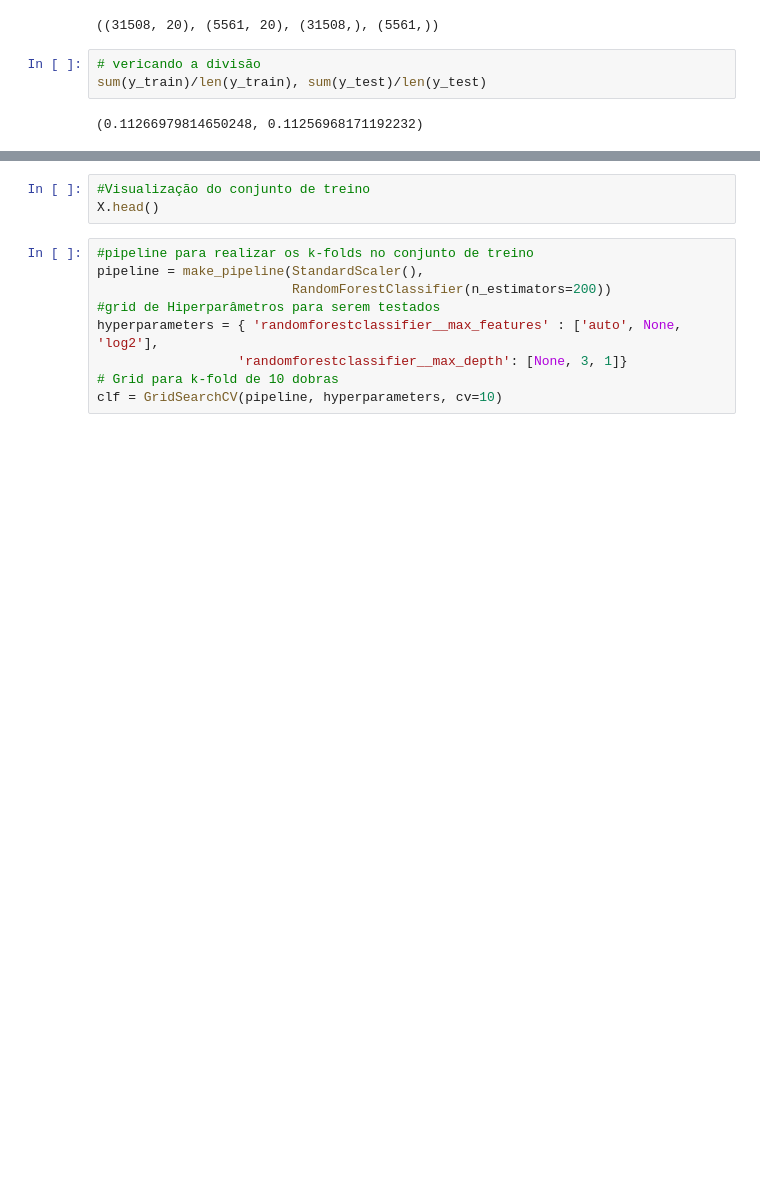
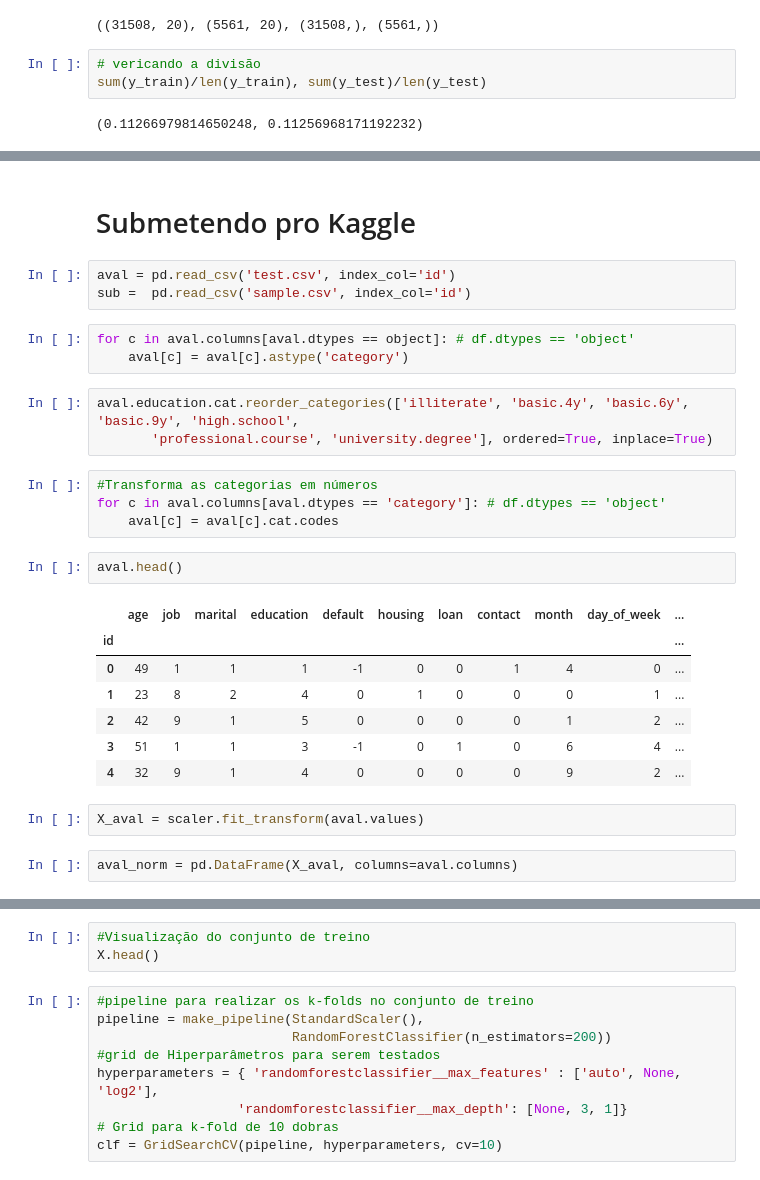
Before and after one commit to a2cds/ocean-python, a Jupyter notebook: ciencia_de_dados.ipynb, the cells around one changed output, grey strips where cells are left out. Saved outputs shown, nothing was run; the diff lists cells and outputs as text; blank space fills up the shorter version.

```diff
--- a/ciencia_de_dados.ipynb
+++ b/ciencia_de_dados.ipynb
@@ -180,0 +202,29 @@ df2.head()
+# %% [markdown]
+# Submetendo pro Kaggle
+# %%
+aval = pd.read_csv('test.csv', index_col='id')
+sub =  pd.read_csv('sample.csv', index_col='id')
+# %%
+for c in aval.columns[aval.dtypes == object]: # df.dtypes == 'object'
+    aval[c] = aval[c].astype('category')
+# %%
+aval.education.cat.reorder_categories(['illiterate', 'basic.4y', 'basic.6y', 'basic.9y', 'high.school',
+       'professional.course', 'university.degree'], ordered=True, inplace=True)
+# %%
+#Transforma as categorias em números
+for c in aval.columns[aval.dtypes == 'category']: # df.dtypes == 'object'
+    aval[c] = aval[c].cat.codes
+# %%
+aval.head()
+# %% [output]
+|  | age | job | marital | education | default | housing | loan | contact | month | day_of_week | ... |
+| id |  |  |  |  |  |  |  |  |  |  | ... |
+| 0 | 49 | 1 | 1 | 1 | -1 | 0 | 0 | 1 | 4 | 0 | ... |
+| 1 | 23 | 8 | 2 | 4 | 0 | 1 | 0 | 0 | 0 | 1 | ... |
+| 2 | 42 | 9 | 1 | 5 | 0 | 0 | 0 | 0 | 1 | 2 | ... |
+| 3 | 51 | 1 | 1 | 3 | -1 | 0 | 1 | 0 | 6 | 4 | ... |
+| 4 | 32 | 9 | 1 | 4 | 0 | 0 | 0 | 0 | 9 | 2 | ... |
+# %%
+X_aval = scaler.fit_transform(aval.values)
+# %%
+aval_norm = pd.DataFrame(X_aval, columns=aval.columns)
```
Also changed, not shown: parts of 12 cells of this notebook.
